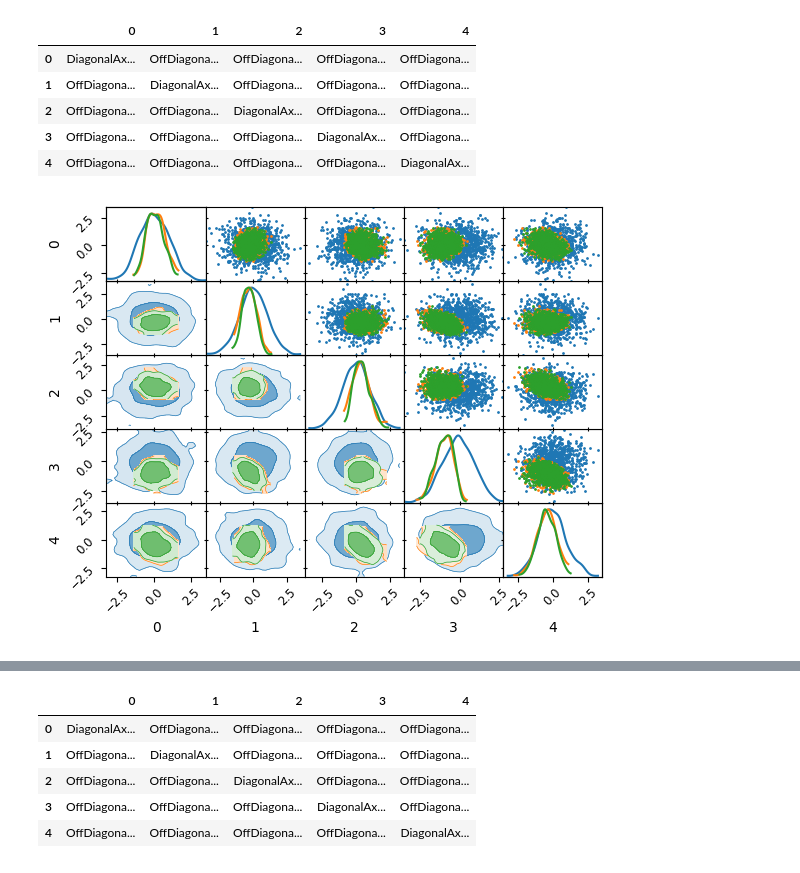
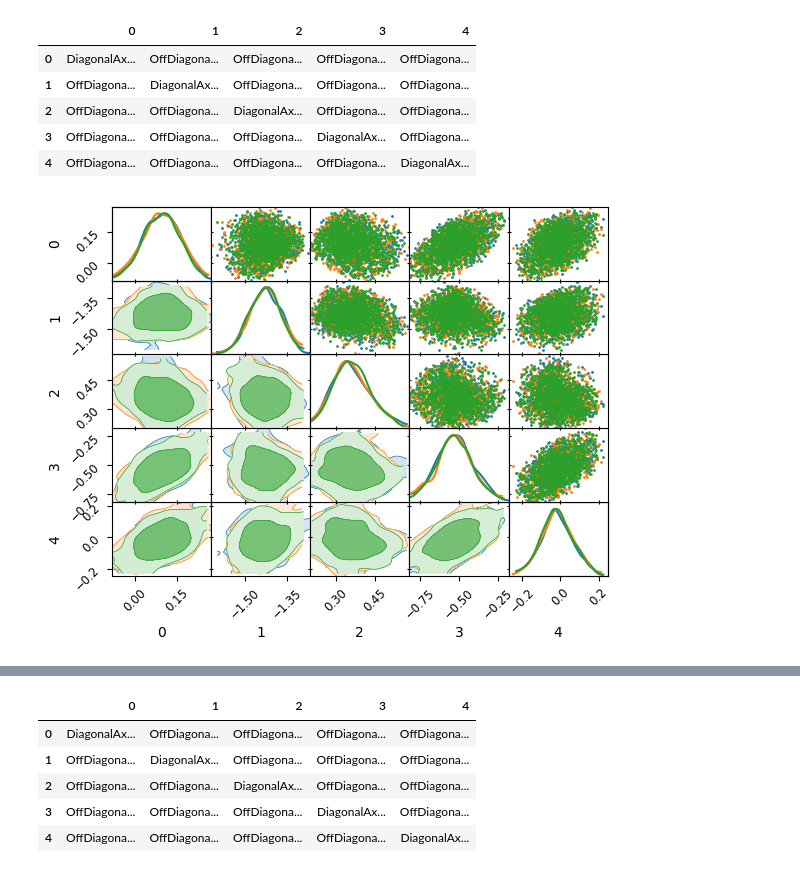
Before and after one commit to yallup/fusions, a Jupyter notebook: plots/trace.ipynb, the cells around one changed output, grey strips where cells are left out. Cells and saved outputs as stored; diff of their text form; code cells hidden in the pictures.

```diff
--- a/plots/trace.ipynb
+++ b/plots/trace.ipynb
@@ -30,20 +42,21 @@ trace = pickle.load(open("trace.pkl", "rb"))
 # %%
 
-i=list(trace.live.keys())[0]
-# diff = np.asarray(trace.diff[i])
+i=list(trace.live.keys())[-1]
+diff = np.asarray(trace.diff[i])
 live = np.asarray([xi.x for xi in trace.live[i]])
 points = np.asarray([xi.x for xi in trace.accepted_live[i]])
 prior = np.asarray(trace.prior[i].squeeze())
-# a = MCMCSamples(diff).plot_2d()
-a=MCMCSamples(prior).plot_2d()
+a = MCMCSamples(diff).plot_2d()
+# a=MCMCSamples(prior).plot_2d()
 a=MCMCSamples(live).plot_2d(a)
 MCMCSamples(points).plot_2d(a)
+# pc.plot_2d(a)
 # len(diff), len(live), len(points)
 # %% [output]
 |  | 0 | 1 | 2 | 3 | 4 |
 | 0 | DiagonalAx... | OffDiagona... | OffDiagona... | OffDiagona... | OffDiagona... |
 | 1 | OffDiagona... | DiagonalAx... | OffDiagona... | OffDiagona... | OffDiagona... |
 | 2 | OffDiagona... | OffDiagona... | DiagonalAx... | OffDiagona... | OffDiagona... |
 | 3 | OffDiagona... | OffDiagona... | OffDiagona... | DiagonalAx... | OffDiagona... |
 | 4 | OffDiagona... | OffDiagona... | OffDiagona... | OffDiagona... | DiagonalAx... |
-[figure, old version]
+[figure, new version]
```
Also changed, not shown: parts of 9 cells of this notebook, 4 other files.
